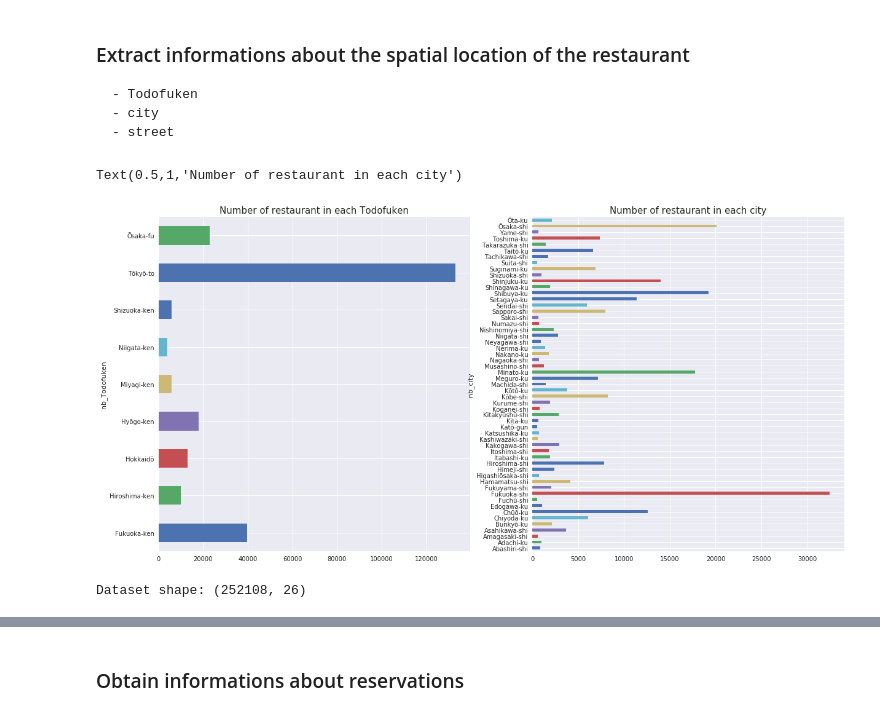
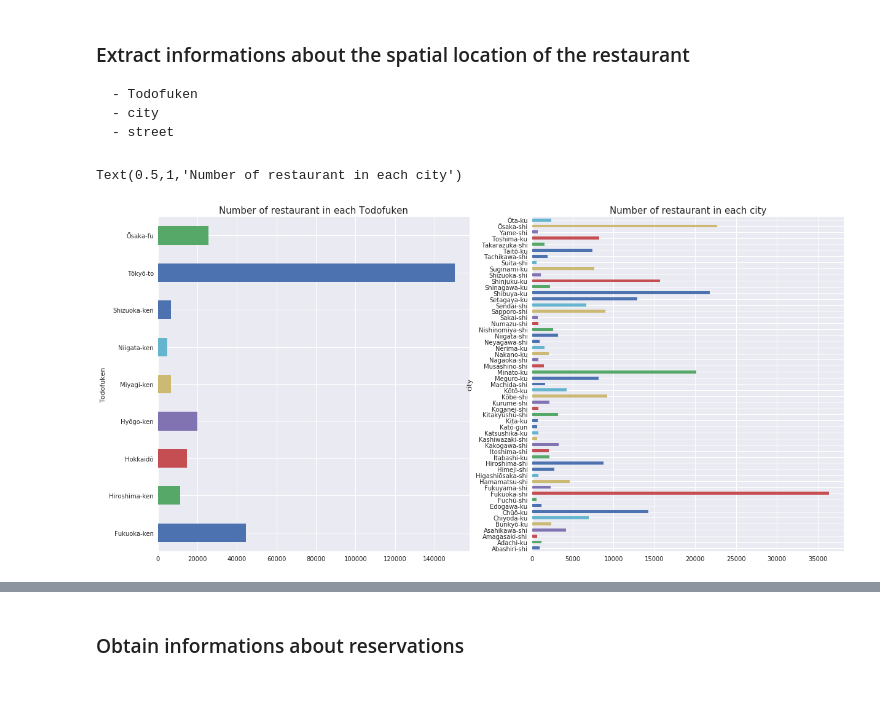
Before and after one commit to EulerFaria/Machine-Learning-Final-Project, a Jupyter notebook: Recruit Restaurant Visitor Forecasting.ipynb, the cells around one changed output, grey strips where cells are left out. Saved outputs shown, nothing was run; the diff lists cells and outputs as text; code cells hidden in the pictures.

Commit message:
included test set in the analysis

```diff
--- a/Recruit Restaurant Visitor Forecasting.ipynb
+++ b/Recruit Restaurant Visitor Forecasting.ipynb
@@ -80,0 +74,6 @@ hpg_reserve
+# %%
+sample_submission['air_store_id'] = sample_submission.id.map(lambda x: '_'.join(x.split('_')[:-1]))
+sample_submission['visit_date'] = sample_submission.id.map(lambda x: x.split('_')[2])
+sample_submission = sample_submission.drop('id', axis='columns')
+sample_submission['visitors'] = np.nan
+sample_submission['test_set'] = True
@@ -80,0 +87,2 @@ hpg_reserve
+# %%
+air_visit_data =  pd.concat((air_visit_data, sample_submission))
@@ -124,8 +147,6 @@ date_info.head(5)
 | 4 | 2016-01-05 | Tuesday | 0 | 8.460525e-11 |
 # %%
 data = data.merge(date_info, left_on='visit_date', right_on='calendar_date', how='left')
-data.drop('calendar_date', axis=1, inplace=True)
-
 data['visitors_log'] = data.visitors.map(pd.np.log1p)
 # %%
 plt.figure(figsize=(20,6))
@@ -241,22 +259,18 @@ data = drop_y(data)
 # %%
 area  = data.air_area_name.str.split(' ', expand=True)
 
-data['nb_Todofuken'] = area[0]
-data['nb_city'] = area[1]
-data['nb_street'] = area.iloc[:, 2:].apply(lambda row: ' '.join(row.dropna()), axis=1)
+data['Todofuken'] = area[0]
+data['city'] = area[1]
+data['street'] = area.iloc[:, 2:].apply(lambda row: ' '.join(row.dropna()), axis=1)
 # %%
 plt.figure(figsize=(20,10))
 plt.subplot(1,2,1)
-data.groupby(['nb_Todofuken']).size().plot(kind = 'barh')
+data.groupby(['Todofuken']).size().plot(kind = 'barh')
 plt.title('Number of restaurant in each Todofuken', fontsize=15)
 
 plt.subplot(1,2,2)
-data.groupby(['nb_city']).size().plot(kind = 'barh')
+data.groupby(['city']).size().plot(kind = 'barh')
 plt.title('Number of restaurant in each city', fontsize=15)
 # %% [output]
 Text(0.5,1,'Number of restaurant in each city')
-[figure, old version]
+[figure, new version]
-# %%
-print('Dataset shape: {}'.format(data.shape))
-# %% [output]
-Dataset shape: (252108, 26)
```
Also changed, not shown: parts of 28 cells of this notebook.
